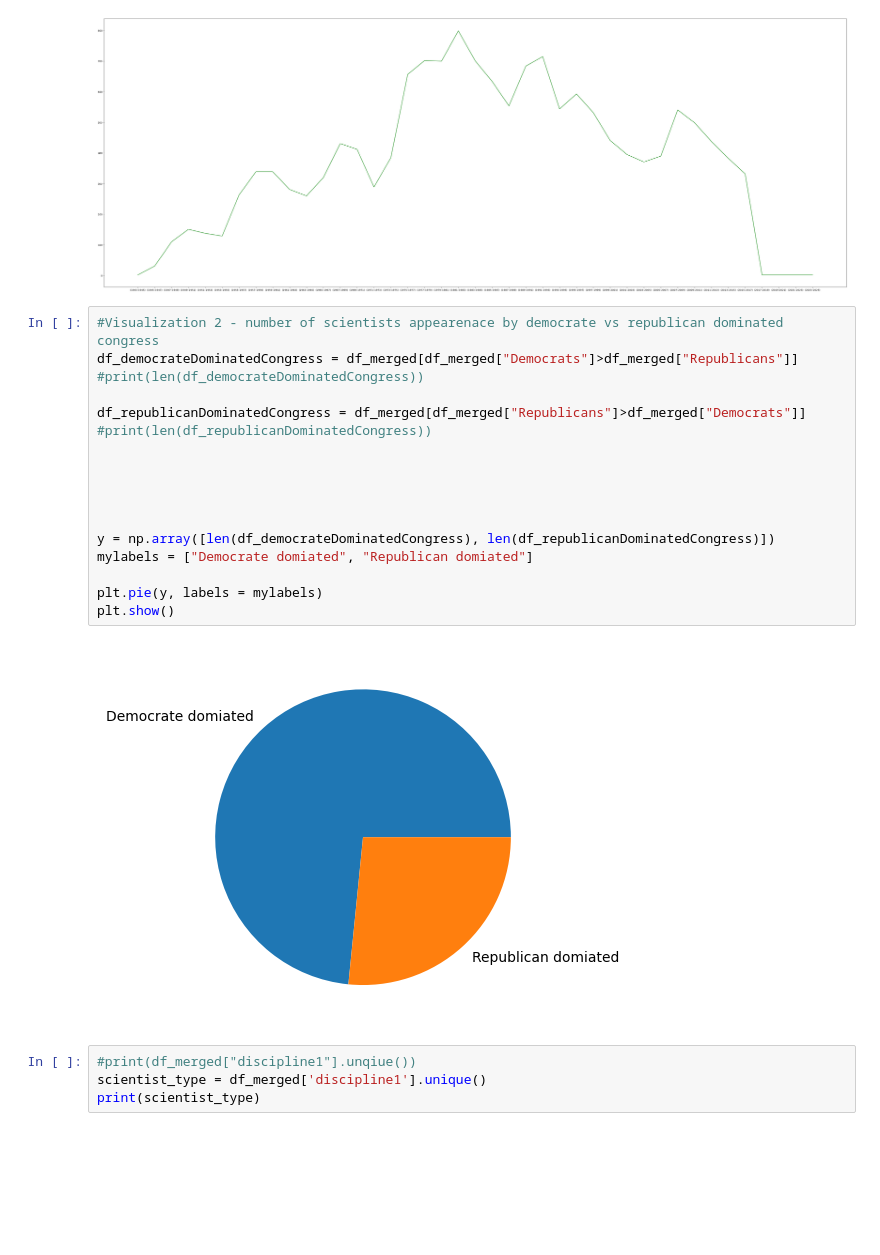
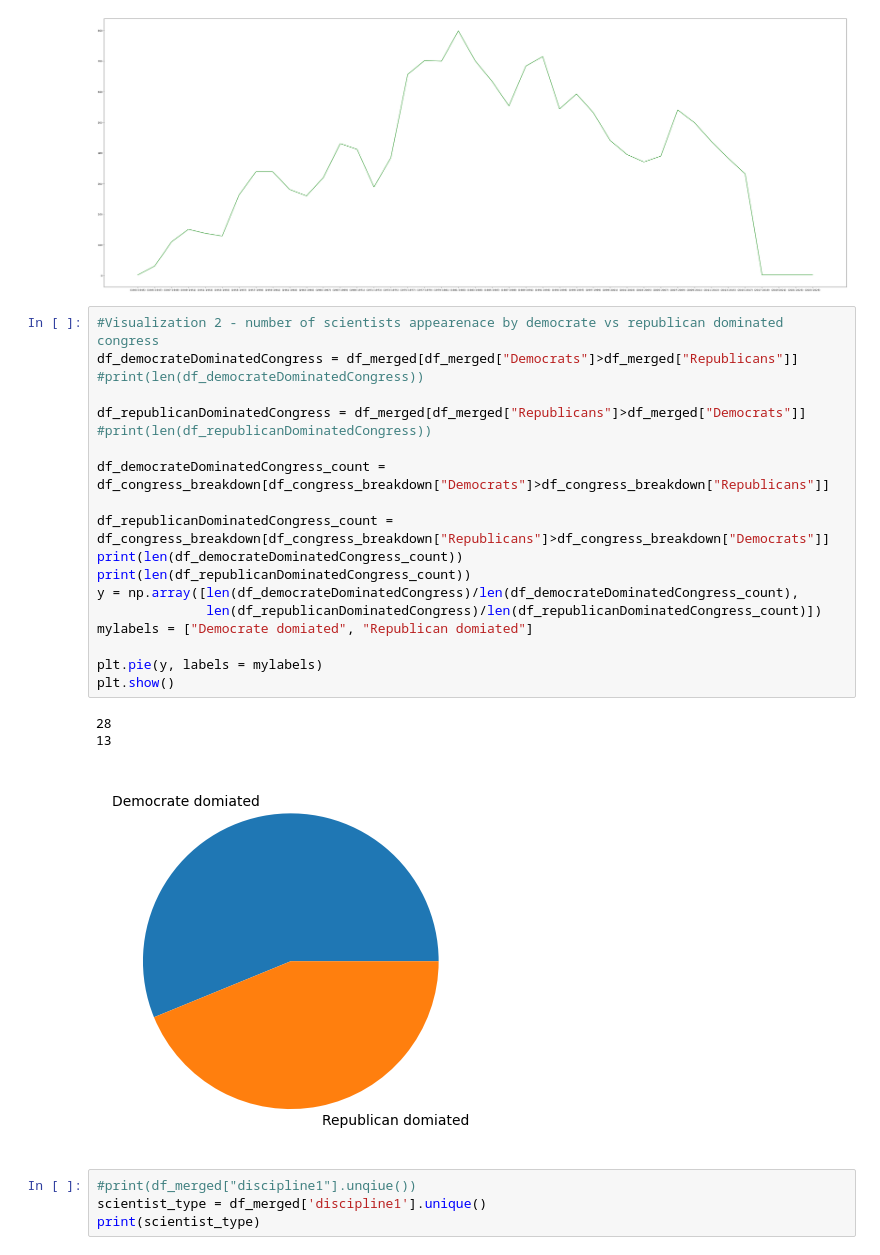
Before and after one commit to samgivian/DH140_FinalProject_Submission, a Jupyter notebook: Code.ipynb, the cells around one changed output. Drawn from its saved outputs; the diff is of its cells as text; blank space fills up the shorter version.

```diff
--- a/Code.ipynb
+++ b/Code.ipynb
@@ -349,22 +364,26 @@ Name: Congress, dtype: int64
 # %%
 #Visualization 2 - number of scientists appearenace by democrate vs republican dominated congress
 df_democrateDominatedCongress = df_merged[df_merged["Democrats"]>df_merged["Republicans"]]
 #print(len(df_democrateDominatedCongress))
 
 df_republicanDominatedCongress = df_merged[df_merged["Republicans"]>df_merged["Democrats"]]
 #print(len(df_republicanDominatedCongress))
 
+df_democrateDominatedCongress_count = df_congress_breakdown[df_congress_breakdown["Democrats"]>df_congress_breakdown["Republicans"]]
 
-
-
-
-y = np.array([len(df_democrateDominatedCongress), len(df_republicanDominatedCongress)])
+df_republicanDominatedCongress_count = df_congress_breakdown[df_congress_breakdown["Republicans"]>df_congress_breakdown["Democrats"]]
+print(len(df_democrateDominatedCongress_count))
+print(len(df_republicanDominatedCongress_count))
+y = np.array([len(df_democrateDominatedCongress)/len(df_democrateDominatedCongress_count),
+              len(df_republicanDominatedCongress)/len(df_republicanDominatedCongress_count)])
 mylabels = ["Democrate domiated", "Republican domiated"]
 
 plt.pie(y, labels = mylabels)
 plt.show()
 # %% [output]
+28
+13
-[figure, old version]
+[figure, new version]
 # %%
 #print(df_merged["discipline1"].unqiue())
 scientist_type = df_merged['discipline1'].unique()
```
Also changed, not shown: parts of 7 cells of this notebook, 2 other files.
